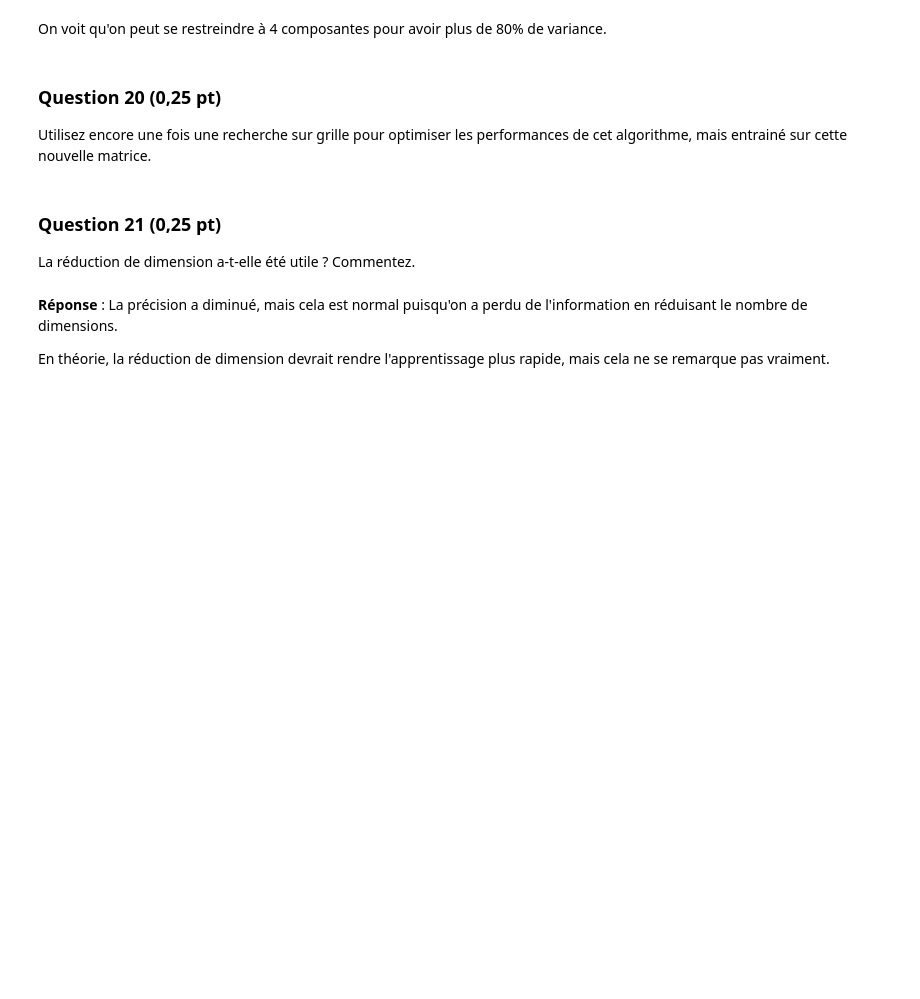
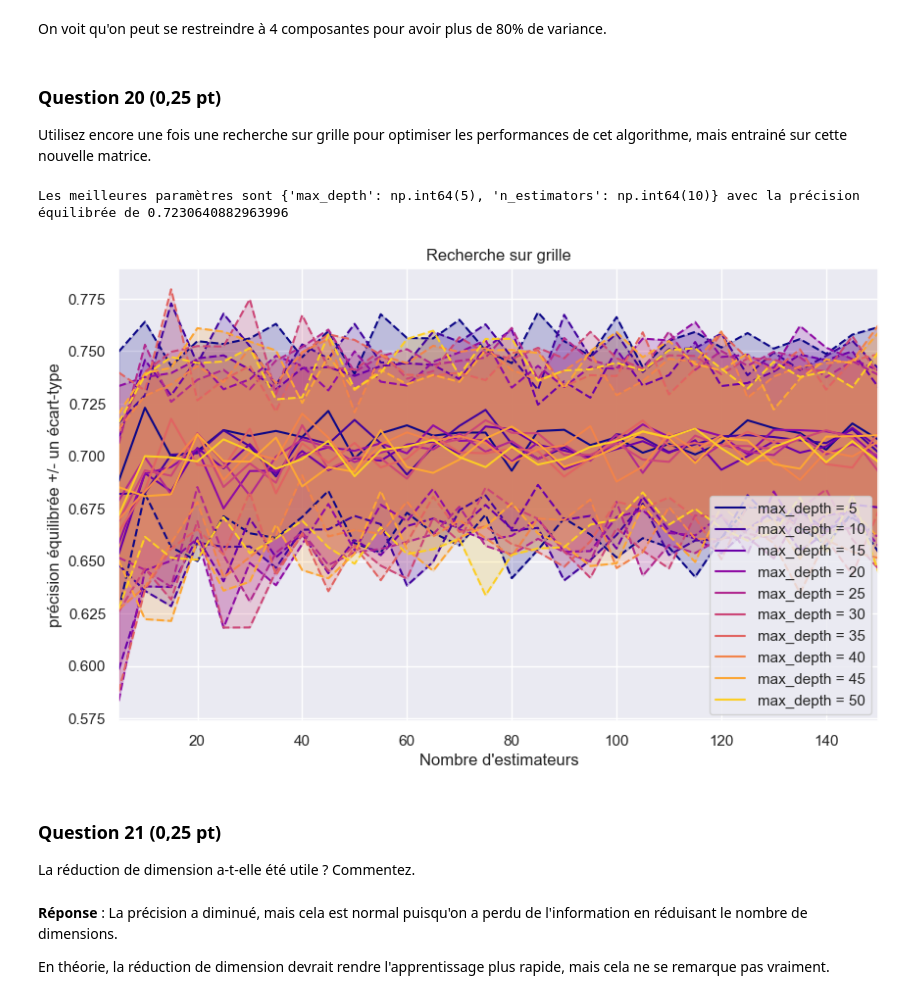
Before and after one commit to Kataevskii/projet-data, a Jupyter notebook: Projet.ipynb, the cells around one changed output. Drawn from its saved outputs; the diff is of its cells as text; code cells hidden in the pictures; blank space fills up the shorter version.

```diff
--- a/Projet.ipynb
+++ b/Projet.ipynb
@@ -222,10 +239,8 @@ Il semble qu'il y a à peu près 1/3 des points dans les zones bien définies (d
 ### Question 13 (0,5 pt)
 Vérifiez votre réponse sur les données, en utilisant la classe [neighbors.KNeighborsClassifier](https://scikit-learn.org/stable/modules/generated/sklearn.neighbors.KNeighborsClassifier.html).
 # %%
-# On separe les données d'entrainement et de test
-X_train, X_test, y_train, y_test = model_selection.train_test_split(X_train_scaled, y_train_risk_vs_norisk, test_size=0.20, random_state=27)
+neigh = neighbors.KNeighborsClassifier(n_neighbors=1)
+neigh.fit(df_train_risk_vs_norisk, y_train_risk_vs_norisk)
+precision = metrics.balanced_accuracy_score(y_train_risk_vs_norisk, neigh.predict(df_train_risk_vs_norisk))
 
-neigh = neighbors.KNeighborsClassifier()
-neigh.fit(X_train, y_train)
-
-print (f"précision équilibrée = {metrics.balanced_accuracy_score(y_test, neigh.predict(X_test))}")
+print (f"précision équilibrée = {precision}")
@@ -528,34 +556,37 @@ grid = model_selection.GridSearchCV(model, {'n_estimators': nb_trees, 'max_depth
                                     cv=kf, # on utilise les folds déjà définis
                                     scoring='balanced_accuracy',
                                     n_jobs=-1
                                    )
 
 # Utiliser la recherche sur grille
 grid.fit(X_train_projected, y_train_risk_vs_norisk)
 
 plt.figure(figsize=(10, 6))
 
 for i, depth in enumerate(max_depths):
     precision = grid.cv_results_['mean_test_score'][grid.cv_results_["param_max_depth"] == depth]
     std_error = grid.cv_results_['std_test_score'][grid.cv_results_["param_max_depth"] == depth]
 
     # afficher les graphiques :
     plt.plot(nb_trees, precision, label=f"max_depth = {depth}", color = cmap(i / nb_colors))
     plt.plot(nb_trees, precision + std_error, linestyle='dashed', color = cmap(i / nb_colors))
     plt.plot(nb_trees, precision - std_error, linestyle='dashed', color = cmap(i / nb_colors))
 
     # colorer l'espace entre les courbes représentant les écarts-types
     plt.fill_between(nb_trees, (precision + std_error), (precision - std_error),
                     alpha=0.2, color = cmap(i / nb_colors))
 
 # Mise en forme
-plt.xlabel("Nombre d'arbres")
+plt.xlabel("Nombre d'estimateurs")
 plt.ylabel("précision équilibrée +/- un écart-type")
 plt.xlim([nb_trees[0], nb_trees[-1]])
 plt.title("Recherche sur grille")
 plt.legend(loc='best')
 
 print(f"Les meilleures paramètres sont {grid.best_params_} avec la précision équilibrée de {grid.best_score_}")
+# %% [output]
+Les meilleures paramètres sont {'max_depth': np.int64(5), 'n_estimators': np.int64(10)} avec la précision équilibrée de 0.7230640882963996
+[figure, added]
 # %% [markdown]
 ### Question 21 (0,25 pt)
 La réduction de dimension a-t-elle été utile ? Commentez.
```
Also changed, not shown: parts of 25 cells of this notebook.
